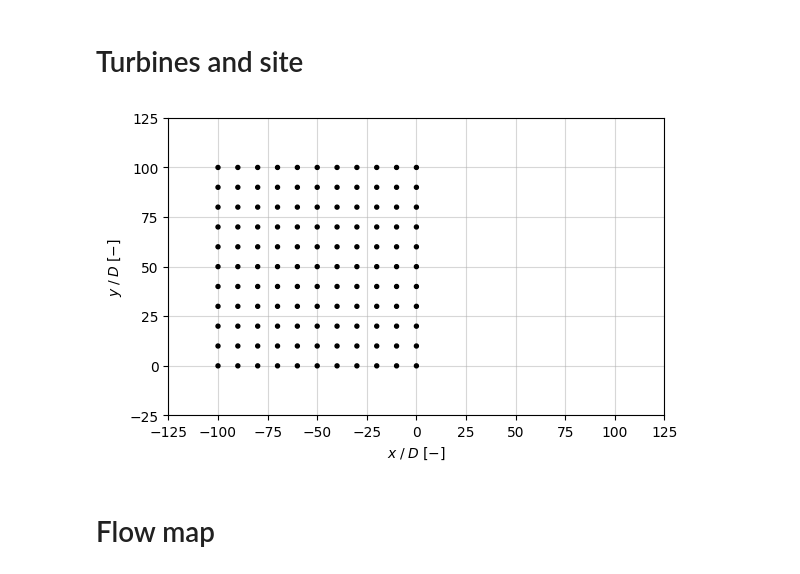
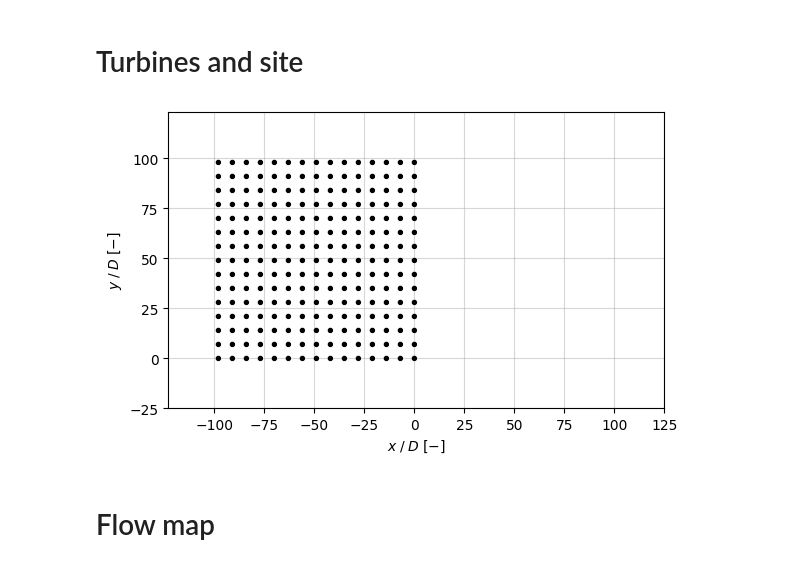
Before and after one commit to marcinsadowy/WTABL, a Jupyter notebook: Pywake/PyWakeBastankhah.ipynb, the cells around one changed output. Saved outputs shown, nothing was run; the diff lists cells and outputs as text; code cells hidden in the pictures.

```diff
--- a/Pywake/PyWakeBastankhah.ipynb
+++ b/Pywake/PyWakeBastankhah.ipynb
@@ -43,9 +43,9 @@ site = UniformSite(shear=PowerShear(h_ref=turbine.hub_height(), alpha=0.1))
 
 # --- Farm and spacing settings ---
 D = turbine.diameter()
-s = 10 * D  # turbine spacing
+s = 7 * D  # turbine spacing
 
-farm_width = 10000  # meters
+farm_width = 10000 + 2*D/2 # meters
 farm_height = 10000  # meters
 
 # Automatically compute number of rows/columns
@@ -60,7 +60,7 @@ x = x_grid.ravel()
 y = y_grid.ravel()
 
 # Rotate turbines if needed
-theta_deg = 45
+theta_deg = 0
 theta_rad = -np.radians(theta_deg)
 
 rotation_matrix = np.array([
@@ -79,34 +79,34 @@ y = y - np.min(y)  # y=0 at lowest turbine
 padding = 25  # [D]
 
 fig, ax = plt.subplots()
 
 for x_t, y_t in zip(x, y):
     circle = Circle((x_t/D, y_t/D), 1, color='black', fill=True)
     ax.add_patch(circle)
 
 ax.set_xlim(min(x)/D - padding, max(x)/D + 5*padding)
 ax.set_ylim(min(y)/D - padding, max(y)/D + padding)
 
 xlim = ax.get_xlim()
 ylim = ax.get_ylim()
 
 tick_interval = 25  # [D]
 xticks = np.arange(-1000, 1000, tick_interval)
 yticks = np.arange(-1000, 1000, tick_interval)
 
 xticks = xticks[(xticks >= xlim[0]) & (xticks <= xlim[1])]
 yticks = yticks[(yticks >= ylim[0]) & (yticks <= ylim[1])]
 
 ax.set_xticks(xticks)
 ax.set_yticks(yticks)
 ax.set_xlabel(r"$x \; / \; D \; [-]$")
 ax.set_ylabel(r"$y \; / \; D \; [-]$")
 ax.set_aspect('equal')
 ax.grid(True, alpha=0.5)
 ax.set_axisbelow(True)
 plt.show()
 # %% [output]
-[figure, old version]
+[figure, new version]
 # %% [markdown]
 # Flow map
 # %%
```
Also changed, not shown: parts of 7 cells of this notebook, 6 other files.
